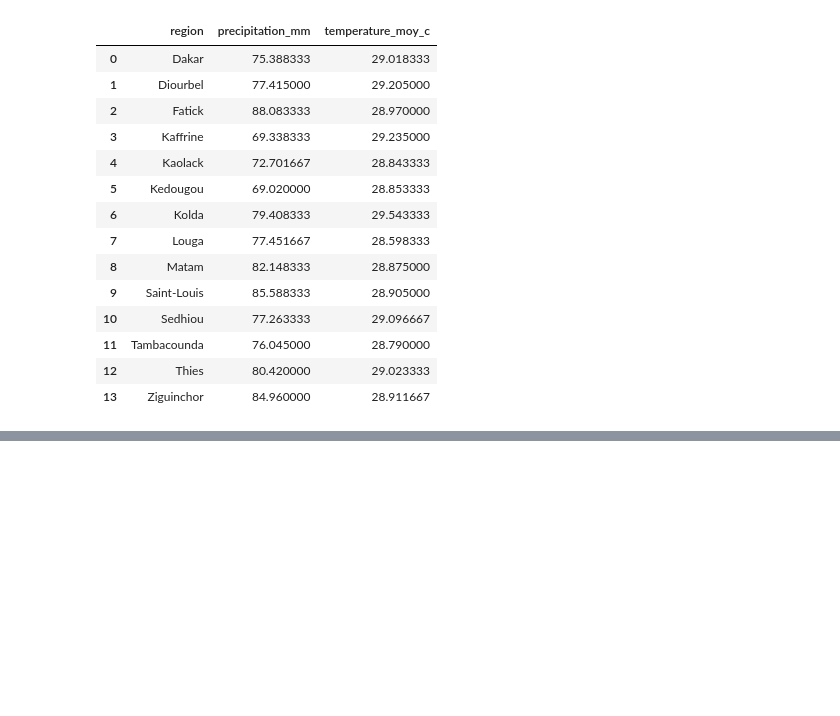
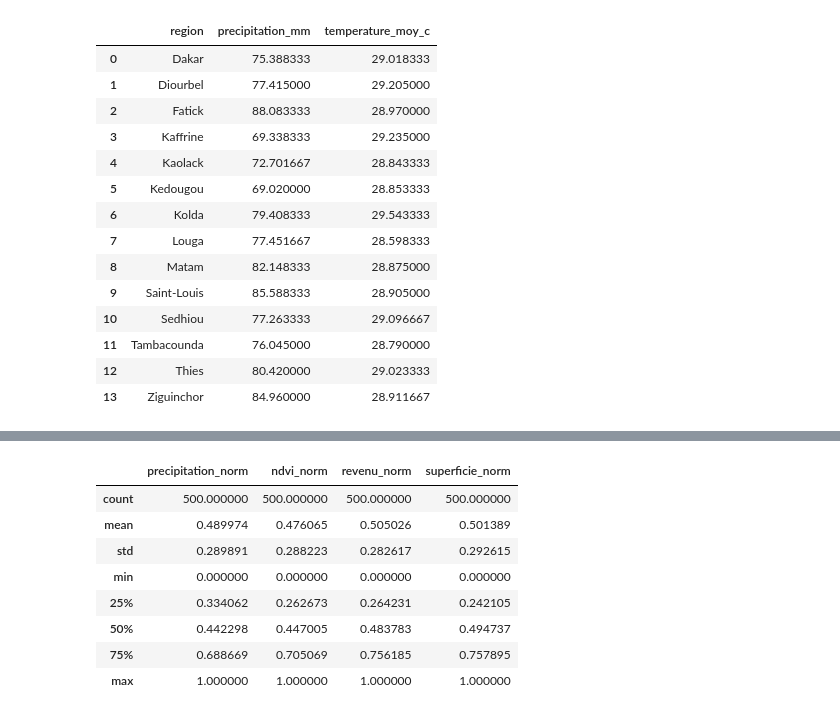
Before and after one commit to papefodesoumare/clim-data-senegal, a Jupyter notebook: notebooks/01_generation_donnees_fictives.ipynb.ipynb, the cells around one changed output, grey strips where cells are left out. Saved outputs shown, nothing was run; the diff lists cells and outputs as text; code cells hidden in the pictures; blank space fills up the shorter version.

```diff
--- a/notebooks/01_generation_donnees_fictives.ipynb.ipynb
+++ b/notebooks/01_generation_donnees_fictives.ipynb.ipynb
@@ -239,0 +262,9 @@ climat_moyen_region
+# %%
+# On fusionne df_menages avec climat_moyen_region, en reliant sur la colonne "region"
+df_final = df_menages.merge(climat_moyen_region, on="region", how="left")
+
+# On fusionne le résultat avec ndvi_moyen_region, toujours sur "region"
+df_final = df_final.merge(ndvi_moyen_region, on="region", how="left")
+
+# On affiche les 5 premières lignes pour vérifier
+df_final.head()
@@ -239,0 +278,24 @@ climat_moyen_region
+# %%
+
+# Une petite fonction qui ramène n'importe quelle colonne entre 0 et 1
+def normaliser(colonne):
+    return (colonne - colonne.min()) / (colonne.max() - colonne.min())
+
+# On normalise chaque colonne qui nous intéresse
+df_final["precipitation_norm"] = normaliser(df_final["precipitation_mm"])
+df_final["ndvi_norm"] = normaliser(df_final["ndvi"])
+df_final["revenu_norm"] = normaliser(df_final["revenu_agricole_fcfa"])
+df_final["superficie_norm"] = normaliser(df_final["superficie_cultivee_ha"])
+
+# Vérification
+df_final[["precipitation_norm", "ndvi_norm", "revenu_norm", "superficie_norm"]].describe()
+# %% [output]
+|  | precipitation_norm | ndvi_norm | revenu_norm | superficie_norm |
+| count | 500.000000 | 500.000000 | 500.000000 | 500.000000 |
+| mean | 0.489974 | 0.476065 | 0.505026 | 0.501389 |
+| std | 0.289891 | 0.288223 | 0.282617 | 0.292615 |
+| min | 0.000000 | 0.000000 | 0.000000 | 0.000000 |
+| 25% | 0.334062 | 0.262673 | 0.264231 | 0.242105 |
+| 50% | 0.442298 | 0.447005 | 0.483783 | 0.494737 |
+| 75% | 0.688669 | 0.705069 | 0.756185 | 0.757895 |
+| max | 1.000000 | 1.000000 | 1.000000 | 1.000000 |
```
Also changed, not shown: parts of 4 cells of this notebook, 1 other file.
